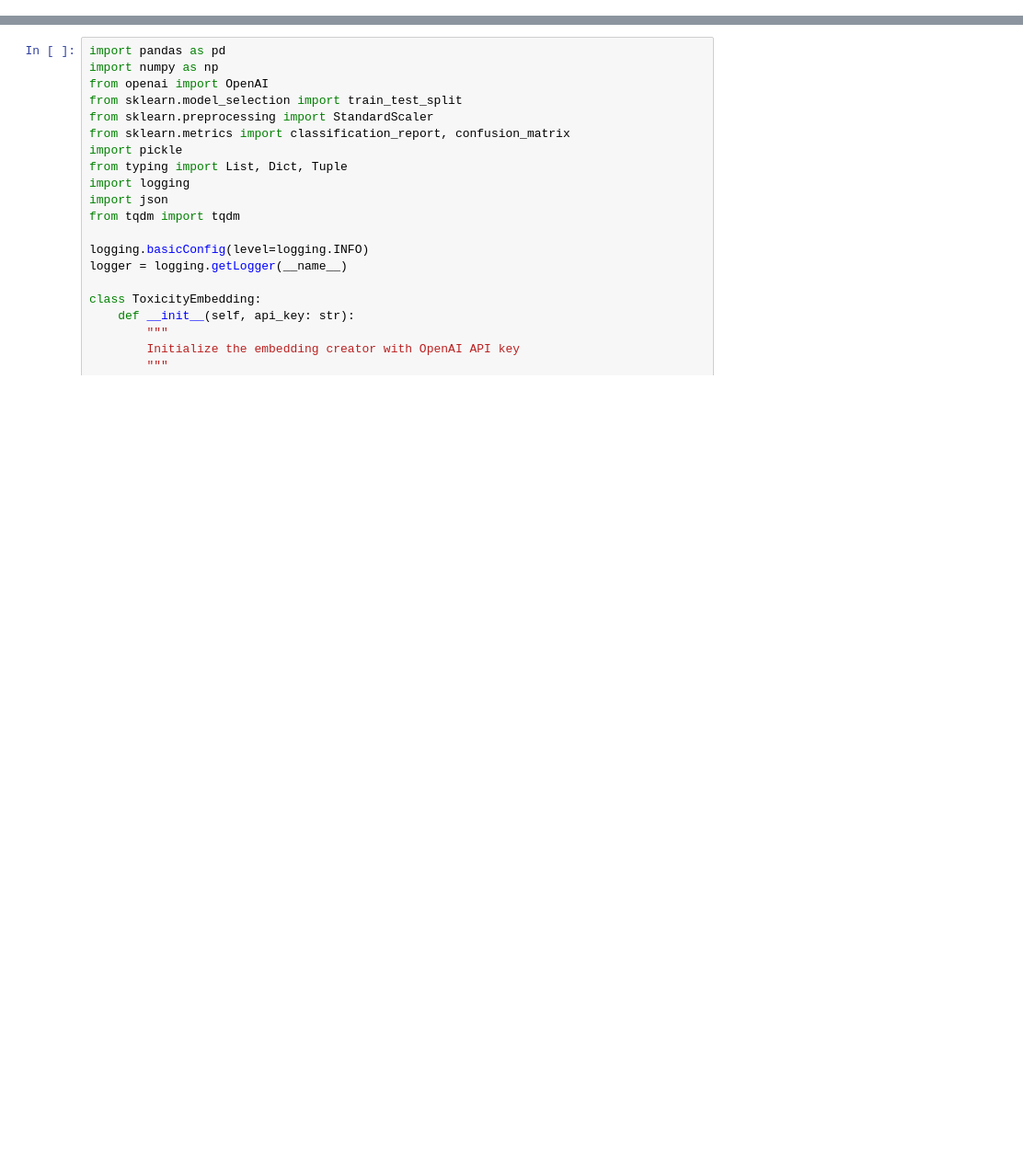
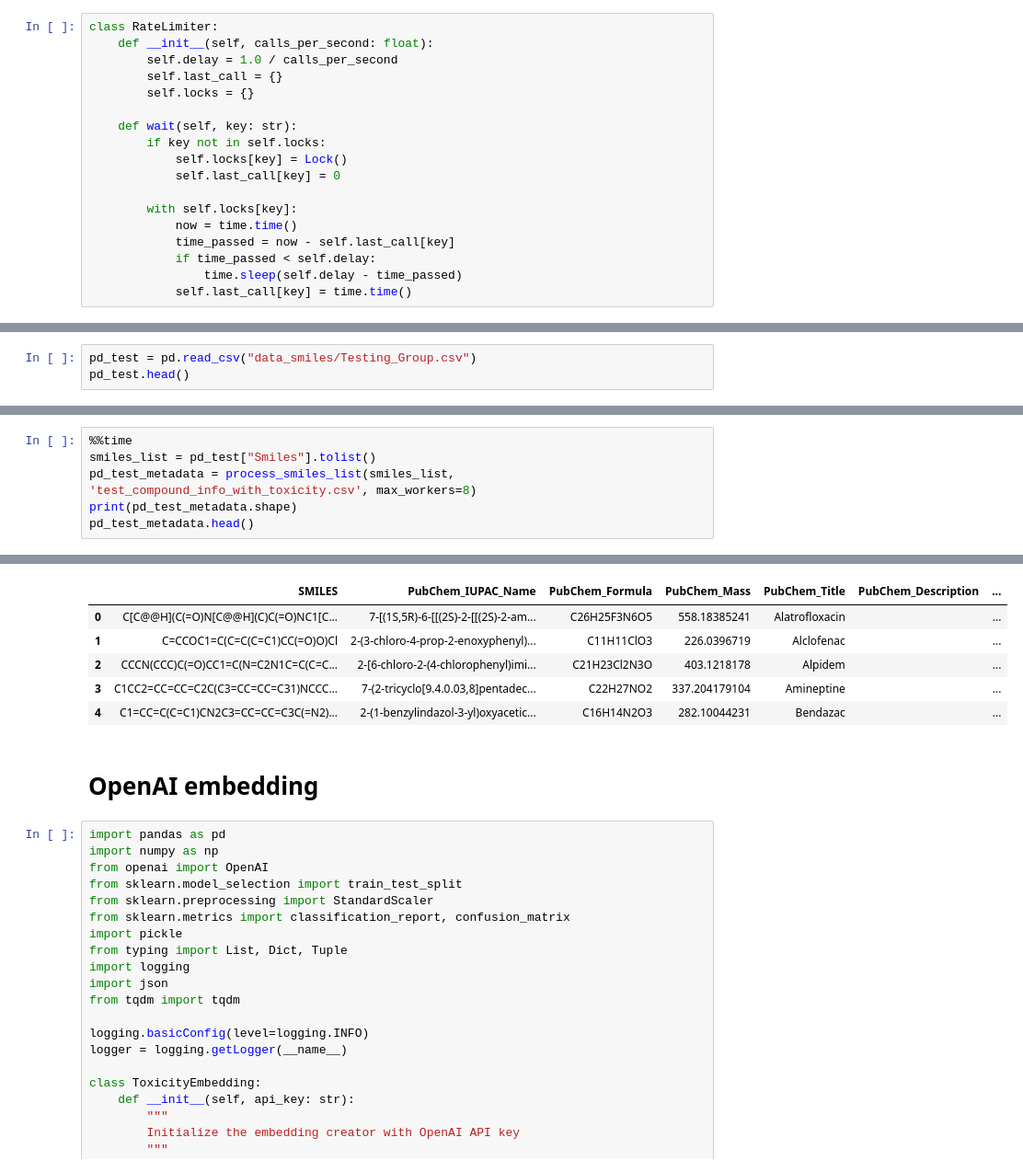
Before and after one commit to ongxuanhong/dili-drug-liver-interaction, a Jupyter notebook: 01.1_crawl_smiles_desc.ipynb, the cells around one changed output, grey strips where cells are left out. Shown at 92% size. Saved outputs shown, nothing was run; the diff lists cells and outputs as text; blank space fills up the shorter version.

```diff
--- a/01.1_crawl_smiles_desc.ipynb
+++ b/01.1_crawl_smiles_desc.ipynb
@@ -328,0 +18,18 @@ INFO:__main__:Final results saved to compound_info_with_toxicity.csv
+# %%
+class RateLimiter:
+    def __init__(self, calls_per_second: float):
+        self.delay = 1.0 / calls_per_second
+        self.last_call = {}
+        self.locks = {}
+
+    def wait(self, key: str):
+        if key not in self.locks:
+            self.locks[key] = Lock()
+            self.last_call[key] = 0
+
+        with self.locks[key]:
+            now = time.time()
+            time_passed = now - self.last_call[key]
+            if time_passed < self.delay:
+                time.sleep(self.delay - time_passed)
+            self.last_call[key] = time.time()
@@ -357,0 +454,3 @@ pd_train_metadata.head()
+# %%
+pd_test = pd.read_csv("data_smiles/Testing_Group.csv")
+pd_test.head()
@@ -357,0 +464,7 @@ pd_train_metadata.head()
+# %%
+%%time
+smiles_list = pd_test["Smiles"].tolist()
+pd_test_metadata = process_smiles_list(smiles_list, 'test_compound_info_with_toxicity.csv', max_workers=8)
+print(pd_test_metadata.shape)
+pd_test_metadata.head()
+# %% [output]
@@ -358,3 +491,11 @@ pd_train_metadata.head()
+|  | SMILES | PubChem_IUPAC_Name | PubChem_Formula | PubChem_Mass | PubChem_Title | PubChem_Description | ... |
+| 0 | C[C@@H](C(=O)N[C@@H](C)C(=O)NC1[C... | 7-[(1S,5R)-6-[[(2S)-2-[[(2S)-2-am... | C26H25F3N6O5 | 558.18385241 | Alatrofloxacin |  | ... |
+| 1 | C=CCOC1=C(C=C(C=C1)CC(=O)O)Cl | 2-(3-chloro-4-prop-2-enoxyphenyl)... | C11H11ClO3 | 226.0396719 | Alclofenac |  | ... |
+| 2 | CCCN(CCC)C(=O)CC1=C(N=C2N1C=C(C=C... | 2-[6-chloro-2-(4-chlorophenyl)imi... | C21H23Cl2N3O | 403.1218178 | Alpidem |  | ... |
+| 3 | C1CC2=CC=CC=C2C(C3=CC=CC=C31)NCCC... | 7-(2-tricyclo[9.4.0.03,8]pentadec... | C22H27NO2 | 337.204179104 | Amineptine |  | ... |
+| 4 | C1=CC=C(C=C1)CN2C3=CC=CC=C3C(=N2)... | 2-(1-benzylindazol-3-yl)oxyacetic... | C16H14N2O3 | 282.10044231 | Bendazac |  | ... |
+# %% [markdown]
+# OpenAI embedding
 # %%
 import pandas as pd
 import numpy as np
```
Also changed, not shown: parts of 11 cells of this notebook, 2 other files.
